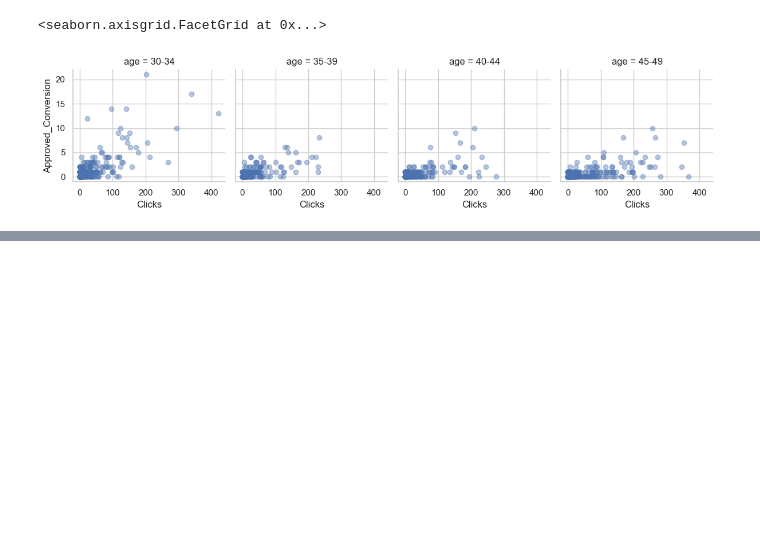
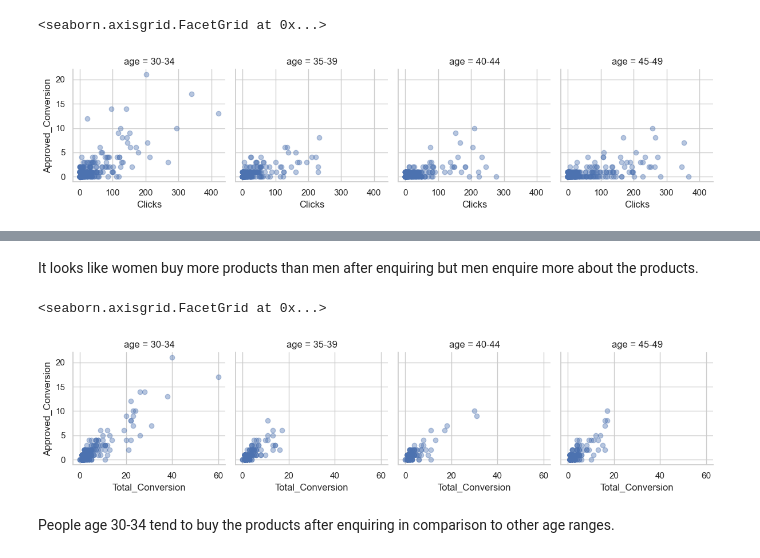
Before and after one commit to joela03/Marketing-EDA, a Jupyter notebook: marketing_eda.ipynb, the cells around one changed output, grey strips where cells are left out. Cells and saved outputs as stored; diff of their text form; code cells hidden in the pictures; blank space fills up the shorter version.

```diff
--- a/marketing_eda.ipynb
+++ b/marketing_eda.ipynb
@@ -348,0 +355,11 @@ People in age group 30-34 have more of a tendency to buy products after clicking
+# %% [markdown]
+It looks like women buy more products than men after enquiring but men enquire more about the products.
+# %%
+g = sns.FacetGrid(df, col = 'age')
+g.map(plt.scatter, "Total_Conversion", "Approved_Conversion", alpha=.4)
+g.add_legend()
+# %% [output]
+<seaborn.axisgrid.FacetGrid at 0x...>
+[figure, added]
+# %% [markdown]
+People age 30-34 tend to buy the products after enquiring in comparison to other age ranges.
```
Also changed, not shown: parts of 4 cells of this notebook.
